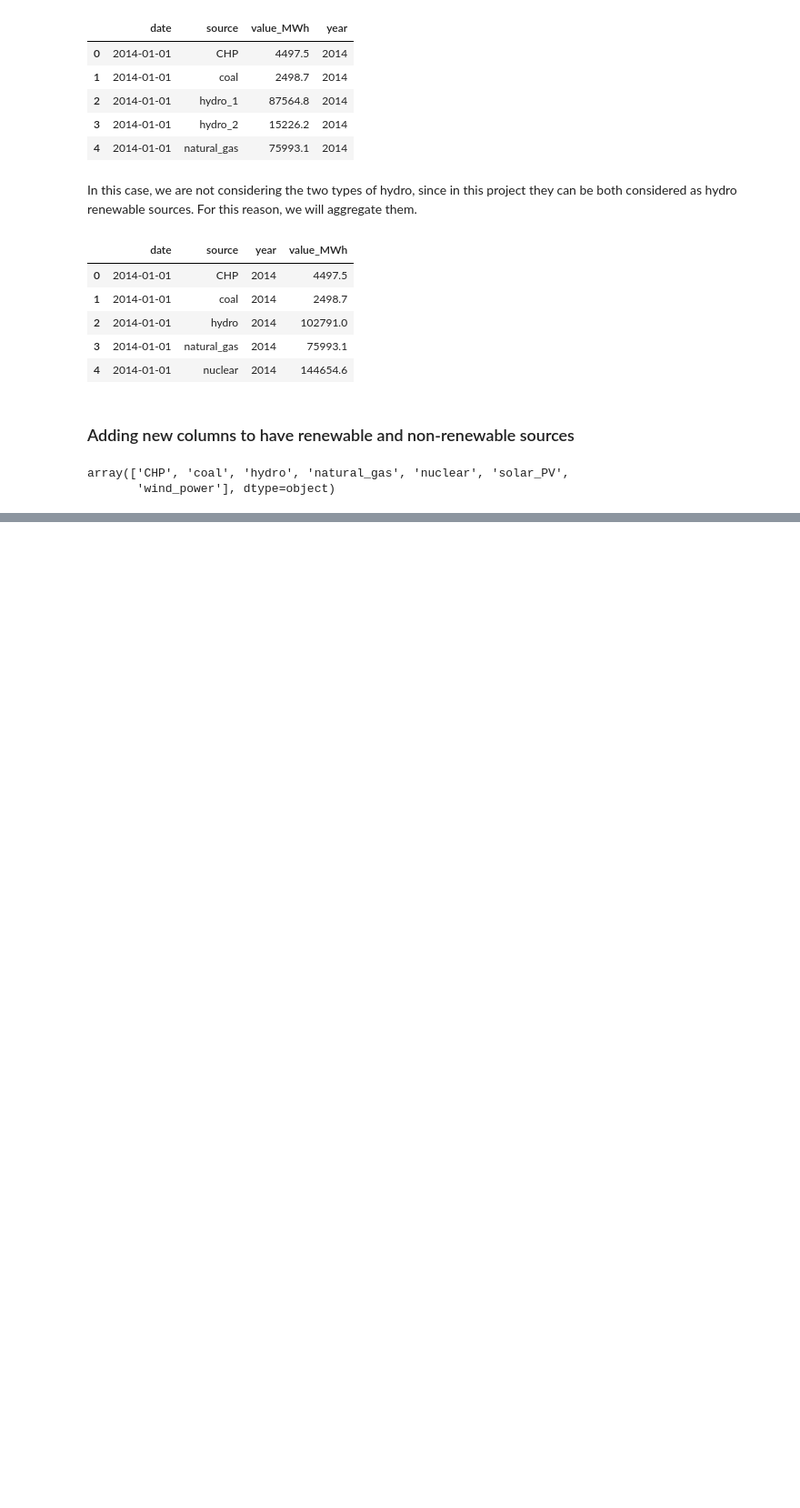
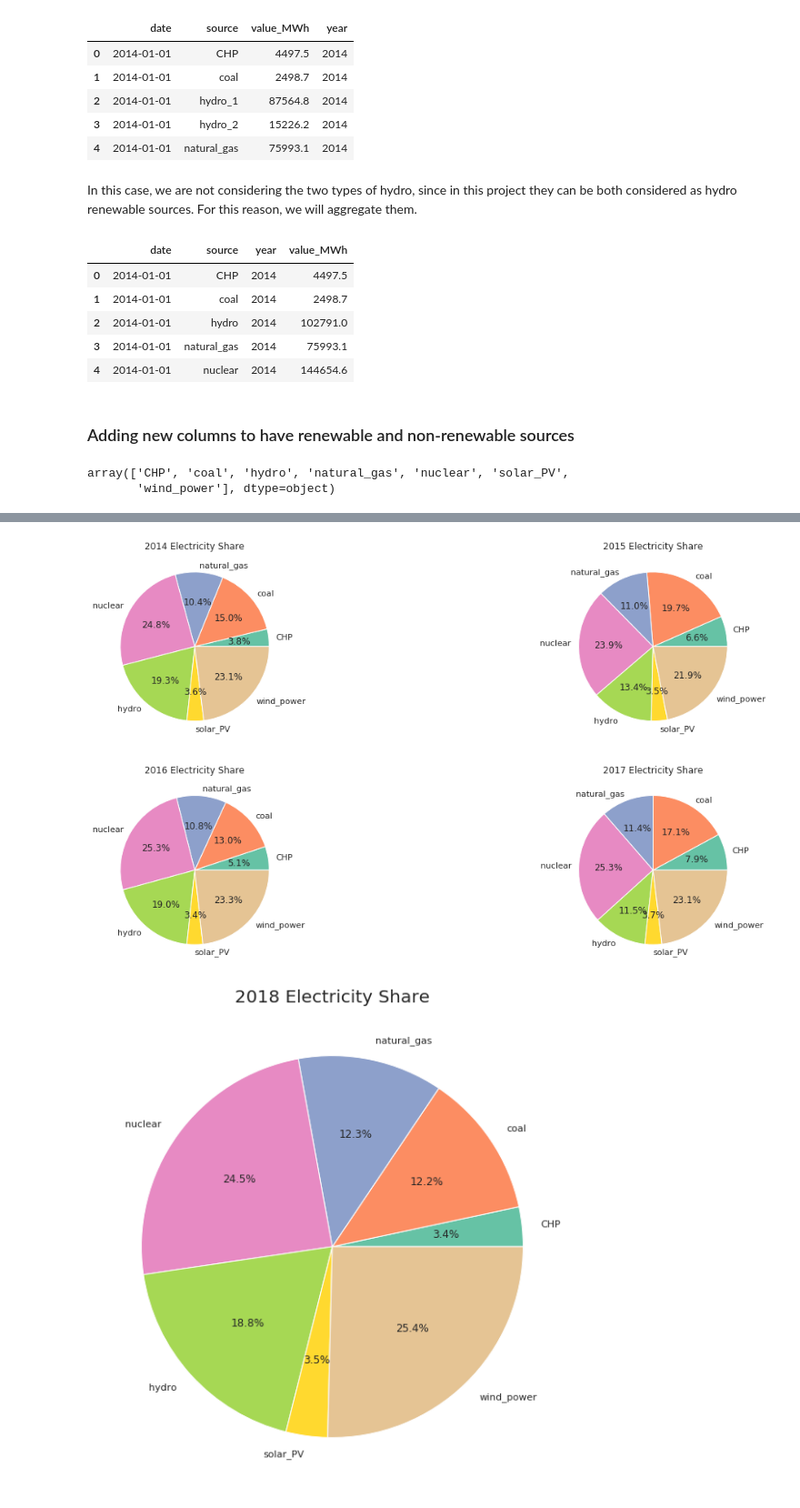
Before and after one commit to ta-data-bcn/Project-Week-5-Your-Own-Project, a Jupyter notebook: your-project/Project_4_Data_Visualization.ipynb, the cells around one changed output, grey strips where cells are left out. Shown at 91% size. Drawn from its saved outputs; the diff is of its cells as text; code cells hidden in the pictures; blank space fills up the shorter version.

Commit message:
new graphs done

```diff
--- a/your-project/Project_4_Data_Visualization.ipynb
+++ b/your-project/Project_4_Data_Visualization.ipynb
@@ -251,0 +184,23 @@ gen_source_df.groupby('source').mean()
+# %%
+agg_gen = gen_source_df.groupby(by=['year', 'RES_CES', 'source']).sum()
+# %%
+years=agg_gen.index.levels[0][:-1]
+labels=agg_gen.index.get_level_values(2)[:len(total_sources)]
+fig,axs = plt.subplots(2,2, figsize=(20,10))
+axs = axs.ravel()
+
+for i in range(len(years)):
+    axs[i].pie(agg_gen.loc[years[i],:], labels=labels, colors= outer_colors, autopct='%1.1f%%')
+    axs[i].set_title(str(years[i]) + ' Electricity Share')
+
+plt.show()
+
+plt.figure(figsize=(20,10))
+plt.pie(agg_gen.loc[2018,:], labels=labels, colors= outer_colors, autopct='%1.1f%%')
+plt.title('2018 Electricity Share', fontsize=20)
+
+
+plt.show()
+# %% [output]
+[figure, added]
+[figure, added]
```
Also changed, not shown: parts of 35 cells of this notebook, 6 other files.
